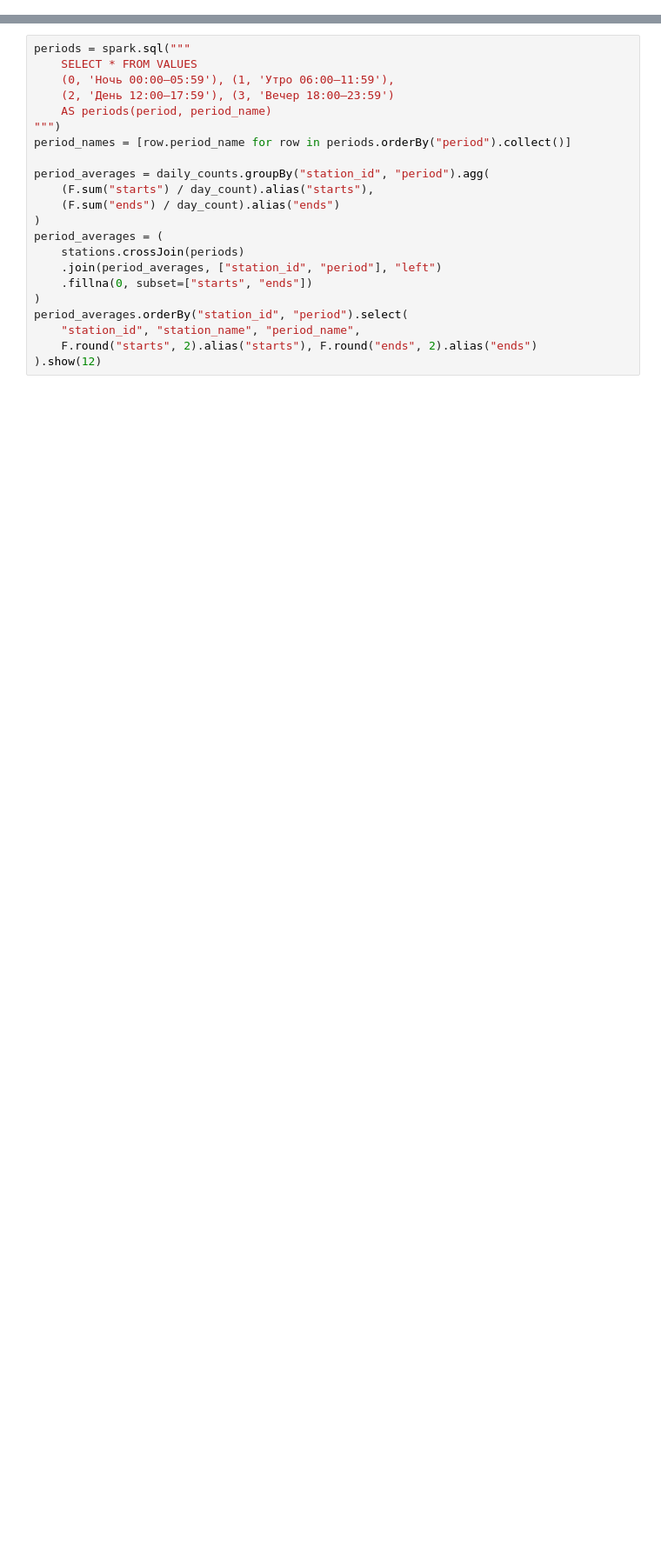
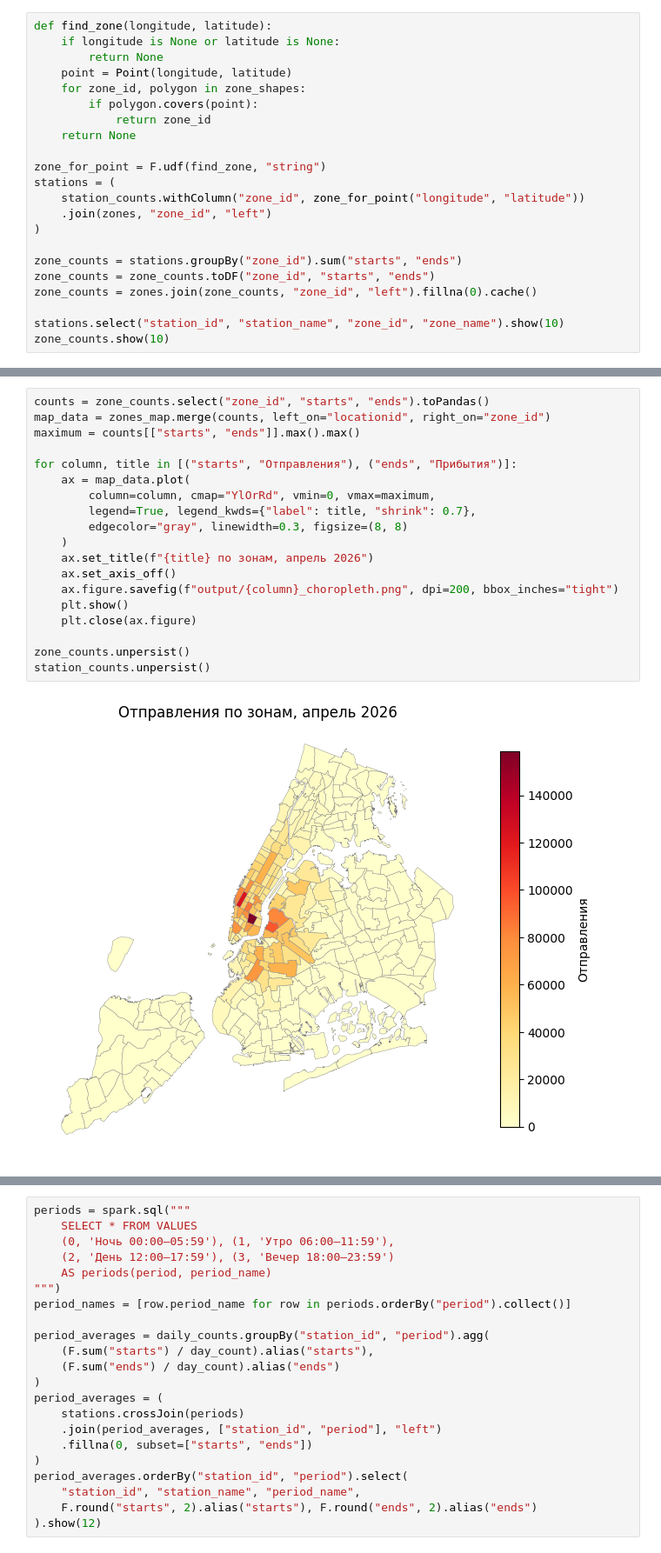
Before and after one commit to SlavaLEVIN/BigData, a Jupyter notebook: DZ_2/01_citibike.ipynb, the cells around one changed output, grey strips where cells are left out. Shown at 87% size. Cells and saved outputs as stored; diff of their text form; blank space fills up the shorter version.

```diff
--- a/DZ_2/Задание 3/01_time.ipynb
+++ b/DZ_2/01_citibike.ipynb
@@ -6,0 +110,22 @@
+# %%
+def find_zone(longitude, latitude):
+    if longitude is None or latitude is None:
+        return None
+    point = Point(longitude, latitude)
+    for zone_id, polygon in zone_shapes:
+        if polygon.covers(point):
+            return zone_id
+    return None
+
+zone_for_point = F.udf(find_zone, "string")
+stations = (
+    station_counts.withColumn("zone_id", zone_for_point("longitude", "latitude"))
+    .join(zones, "zone_id", "left")
+)
+
+zone_counts = stations.groupBy("zone_id").sum("starts", "ends")
+zone_counts = zone_counts.toDF("zone_id", "starts", "ends")
+zone_counts = zones.join(zone_counts, "zone_id", "left").fillna(0).cache()
+
+stations.select("station_id", "station_name", "zone_id", "zone_name").show(10)
+zone_counts.show(10)
@@ -6,0 +192,21 @@
+# %%
+counts = zone_counts.select("zone_id", "starts", "ends").toPandas()
+map_data = zones_map.merge(counts, left_on="locationid", right_on="zone_id")
+maximum = counts[["starts", "ends"]].max().max()
+
+for column, title in [("starts", "Отправления"), ("ends", "Прибытия")]:
+    ax = map_data.plot(
+        column=column, cmap="YlOrRd", vmin=0, vmax=maximum,
+        legend=True, legend_kwds={"label": title, "shrink": 0.7},
+        edgecolor="gray", linewidth=0.3, figsize=(8, 8)
+    )
+    ax.set_title(f"{title} по зонам, апрель 2026")
+    ax.set_axis_off()
+    ax.figure.savefig(f"output/{column}_choropleth.png", dpi=200, bbox_inches="tight")
+    plt.show()
+    plt.close(ax.figure)
+
+zone_counts.unpersist()
+station_counts.unpersist()
+# %% [output]
+[figure, added]
```
Also changed, not shown: parts of 27 cells of this notebook, 4 other files.
